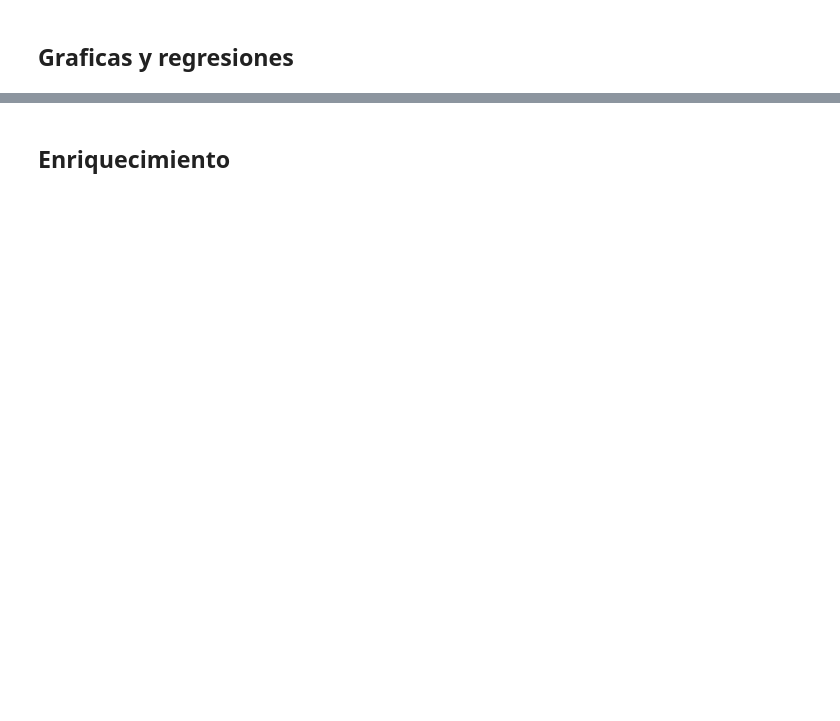
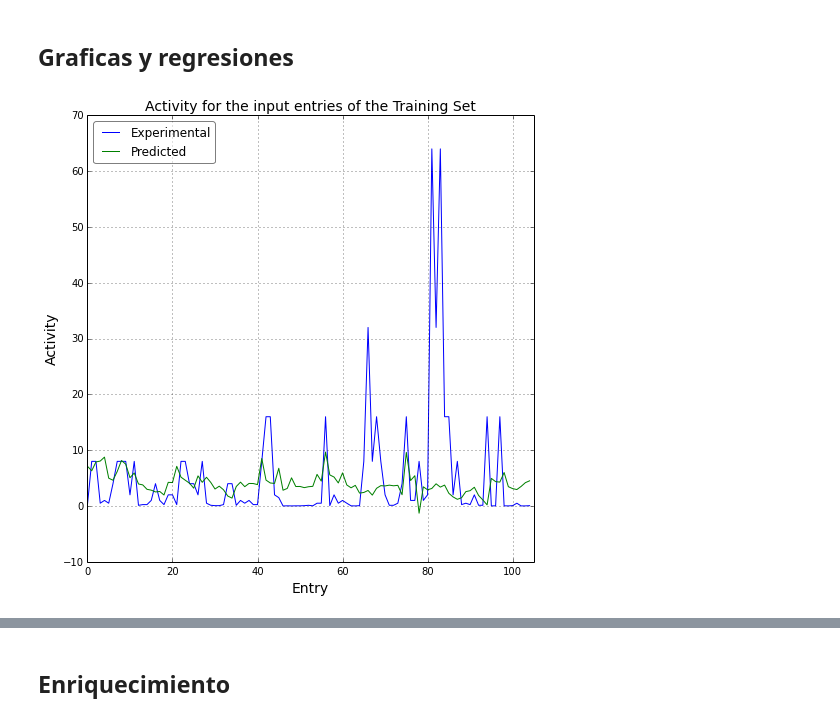
Before and after one commit to cebasfu93/CODE, a Jupyter notebook: CODE.ipynb, the cells around one changed output, grey strips where cells are left out. Saved outputs shown, nothing was run; the diff lists cells and outputs as text; code cells hidden in the pictures; blank space fills up the shorter version.

```diff
--- a/CODE.ipynb
+++ b/CODE.ipynb
@@ -21,10 +24,11 @@ parser.add_option("-n", "--param", action="store", type="int", dest="NumParam",
 parser.add_option("-t", "--train", action="store", type="int", dest="NumTrainMol", help="Number of random entries (rows) from the input file that will be considered as part of the training set. All the molecules that are not in the Training Set will be part of the Test Set.")
 parser.add_option("-s", "--seed", action="store", type="int", dest="RandomSeed", help="Seed used for the semi-random selection of the entries used in the Training Set.")
 parser.add_option("-d", "--threshold", action="store", type="int", dest="Threshold", help="Entries with an activity lower or equal than this value will be considered as active molecules.")
-parser.add_option("-b", "--cboolean", action="store", type="int", dest="BooleanActivity", help="Number of the column (starting from 0) that is going to be overwritten depending on the numeric value of the activity (see option -th).")
 parser.add_option("-a", "--cactivity", action="store", type="int", dest="NumericActivity", help="Number of the column (starting from 0) that contains the numeric activity of each entry.")
 
-args_test=["-i", "Input.csv", "-j", "Test", "-n", "3", "-t", "105", "-s", "1", "-d", "1", "-b", "2", "-a", "3"]
+#(options, args) = parser.parse_args()
+
+args_test=["-i", "Input2.csv", "-j", "Test", "-n", "3", "-t", "105", "-s", "1", "-d", "1", "-a", "1"]
 (options, args) = parser.parse_args(args_test)
 # %%
 inputfile=options.InputFile
@@ -92,7 +100,4 @@ def arreglar(array):
 # %%
-#Arregla input
-DatosArreg=arreglar(Datos)
-
 #Asigna ciertas filas al training set
 filasTrain=[]
 TrainSet=zeros((numTrainMol, len(DatosArreg[0,:])))
@@ -109,7 +114,7 @@ for j in range(0, len(DatosArreg[:,0])):
 
 #Asigna ciertas filas al test set
 filasTest=[]
-TestSet=zeros((len(Datos[:,0])-numTrainMol,len(Datos[0,:])))
+TestSet=zeros((len(DatosArreg[:,0])-numTrainMol,len(DatosArreg[0,:])))
 
 for i in range(0, len(DatosArreg[:,0])):
     if ((i in filasTrain)==False):
@@ -127,8 +132,8 @@ matriz_propiedades_test = TestSet[:,len(TestSet[0,:])-1-numParam:(len(TestSet[0,
 matriz_propiedades = DatosArreg[:,len(DatosArreg[0,:])-1-numParam:(len(DatosArreg[0,:])-1)]
 
 #Crea arreglo con solo datos de actividad experimental
-mic_train = TrainSet[:,coluMIC]
-mic_test = TestSet[:,coluMIC]
+mic_train = TrainSet[:,coluMIC+1]
+mic_test = TestSet[:,coluMIC+1]
 # %% [markdown]
 ## MonteCarlo
 # %%
@@ -145,15 +153,20 @@ Parameter = [16 50 84]
 # %%
 #Grafica la actividad predicha y experimental del Training Set en funcion de la entrada
 figure(figsize=(8,8)); hold=True
 plot(mic_train, label='Experimental')
 plot(modelo(matriz_propiedades_train, parametros_sin_error), label='Predicted')
 legend(fancybox=True, loc=2).get_frame().set_alpha(0.5)
 title('Activity for the input entries of the Training Set', fontsize=tamano)
 xlabel('Entry', fontsize=tamano)
 ylabel('Activity', fontsize=tamano)
 xlim(0,len(filasTrain))
 grid()
 savefig(Nombre + '/ActTrainSet.png')
+
+#
+show()
+# %% [output]
+[figure, added]
 # %%
 regre_train = stats.linregress(mic_train, modelo(matriz_propiedades_train, parametros_sin_error))
 p_train=arange(min(mic_train), max(mic_train), 0.01)
```
Also changed, not shown: parts of 11 cells of this notebook, 12 other files.
